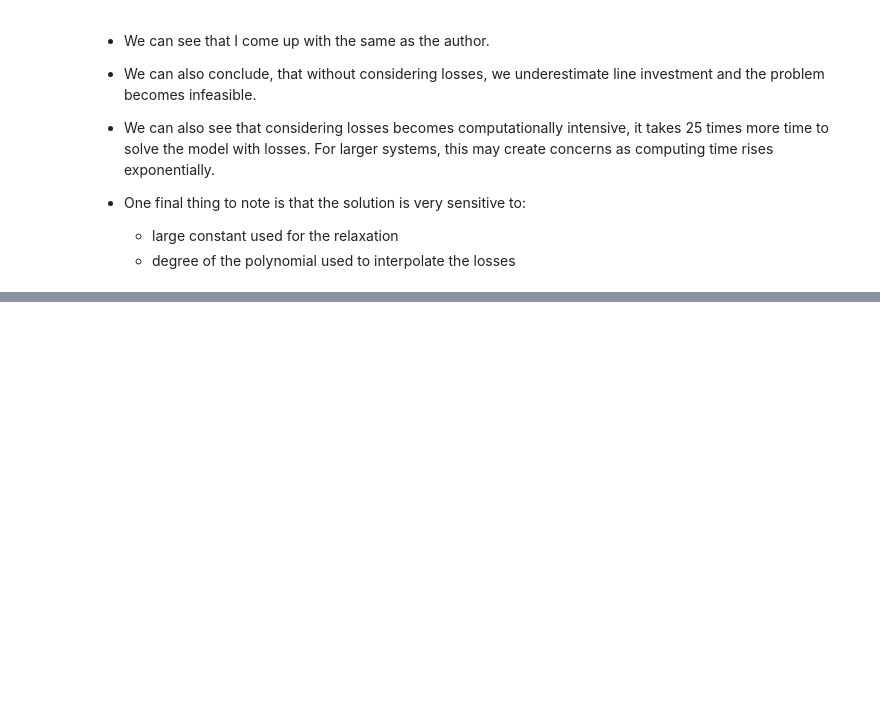
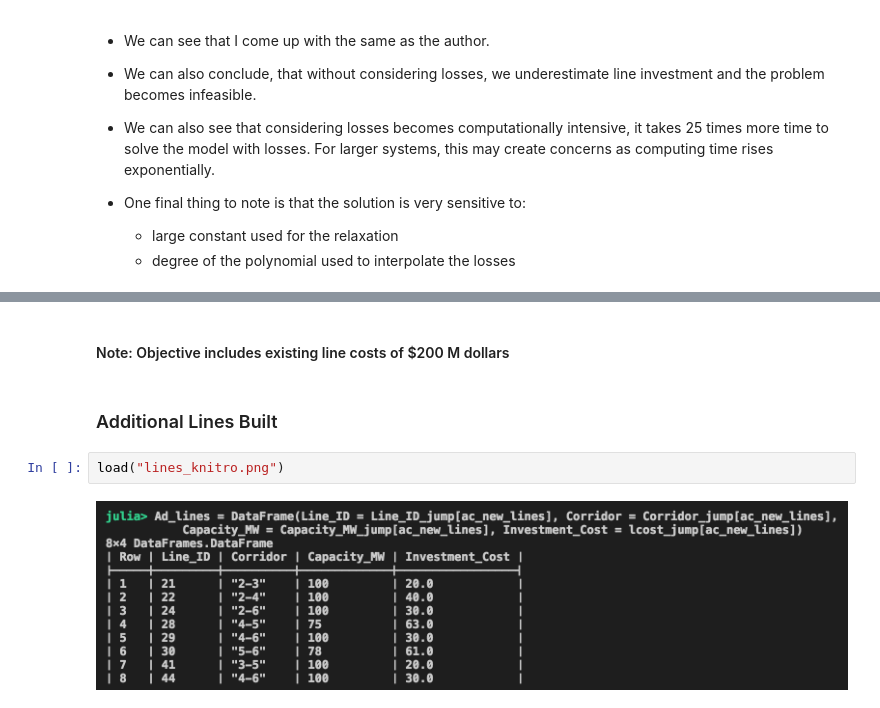
Before and after one commit to coquetm/CMiE-2017-Manuel-Coquet, a Jupyter notebook: Manuel_Coquet_Final_Project.ipynb, the cells around one changed output, grey strips where cells are left out. Saved outputs shown, nothing was run; the diff lists cells and outputs as text; blank space fills up the shorter version.

```diff
--- a/Manuel_Coquet_Final_Project.ipynb
+++ b/Manuel_Coquet_Final_Project.ipynb
@@ -1772,0 +1978,8 @@ load("Results_paper.png")
+# %% [markdown]
+#### Note: Objective includes existing line costs of $200 M dollars
+# %% [markdown]
+### Additional Lines Built
+# %%
+load("lines_knitro.png")
+# %% [output]
+[figure, added]
```
Also changed, not shown: parts of 39 cells of this notebook, 3 other files.
